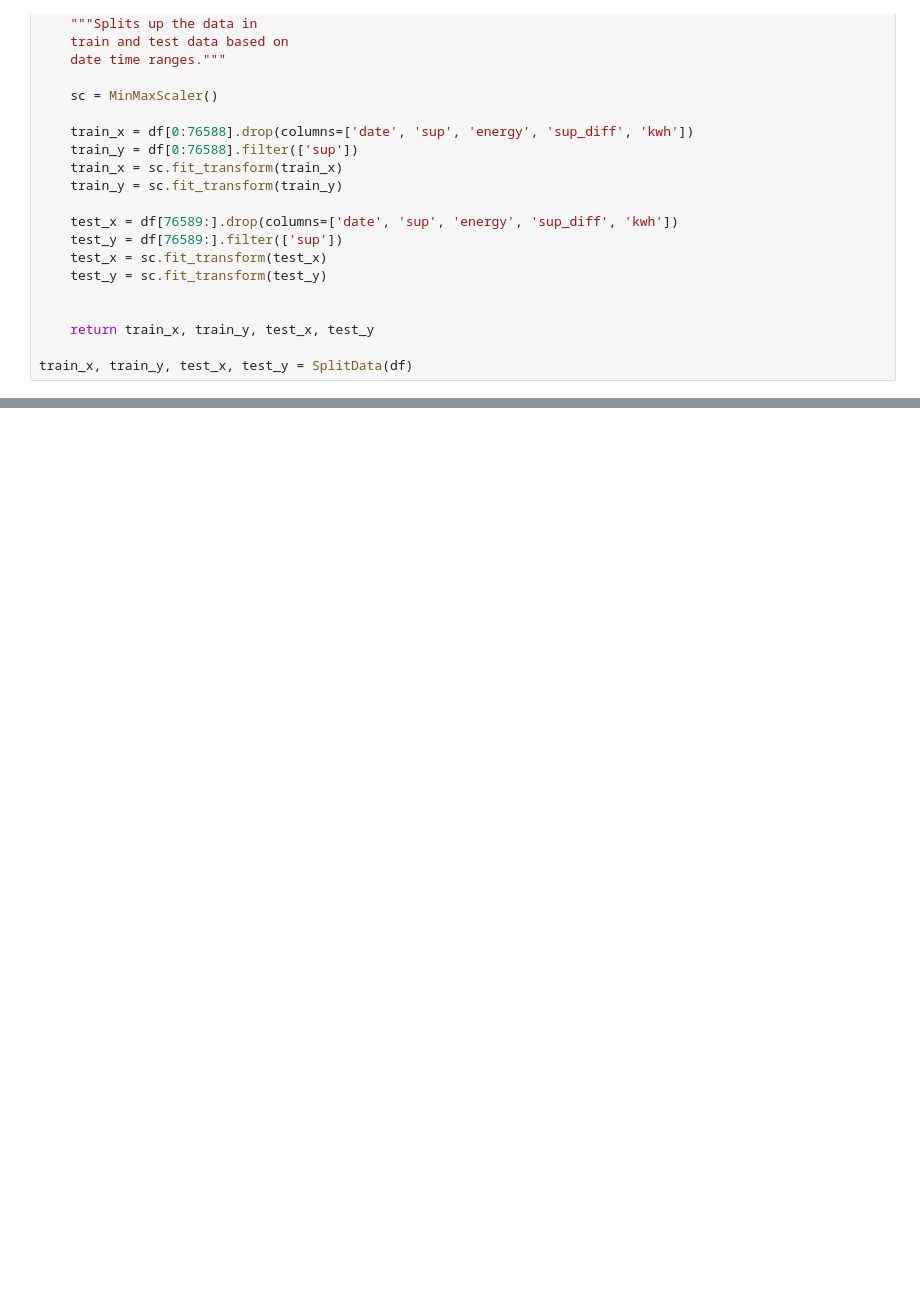
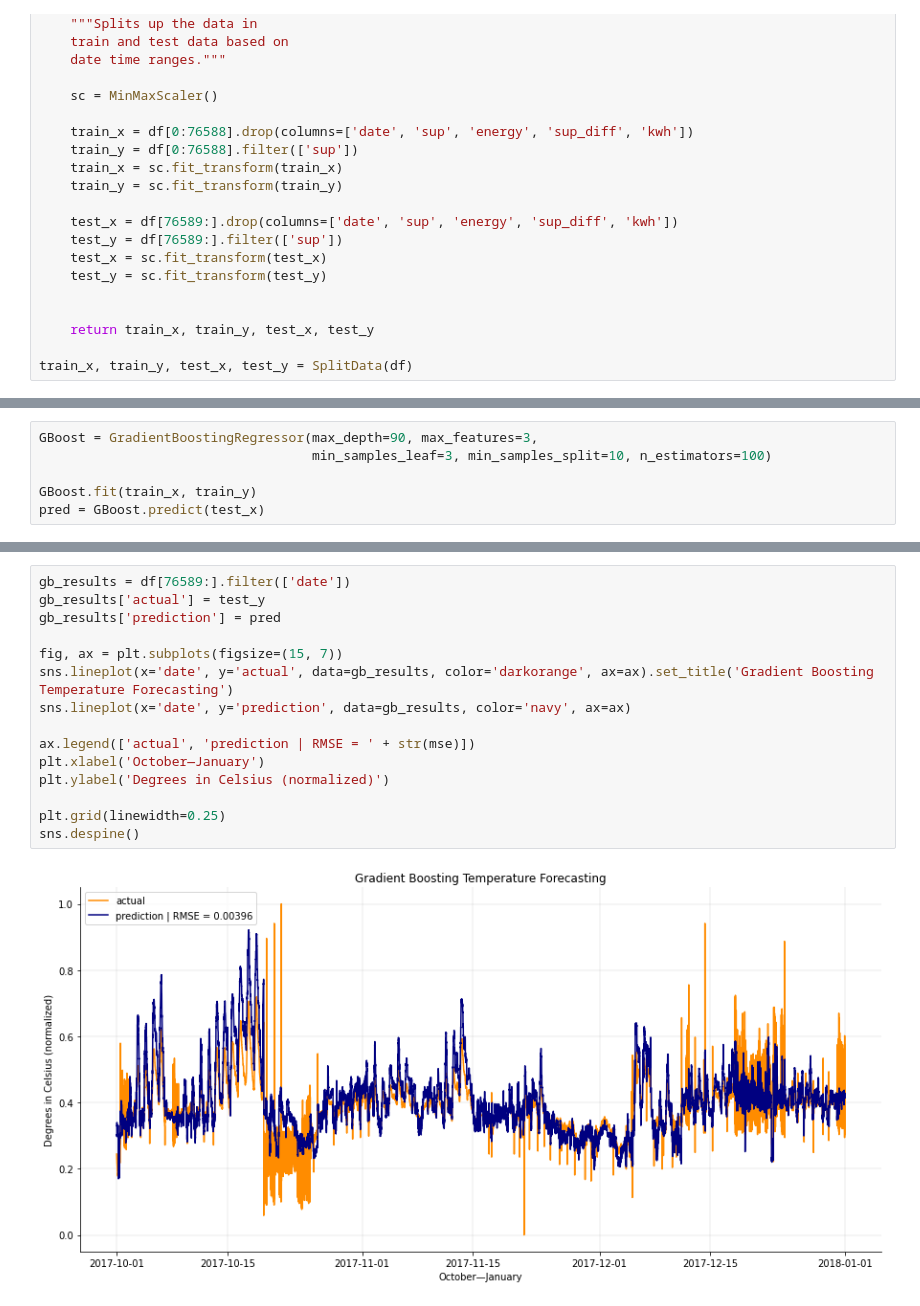
Before and after one commit to RoyyvB/ForecastTemperature, a Jupyter notebook: notebook.ipynb, the cells around one changed output, grey strips where cells are left out. Drawn from its saved outputs; the diff is of its cells as text; blank space fills up the shorter version.

```diff
--- a/notebook.ipynb
+++ b/notebook.ipynb
@@ -427,0 +438,6 @@ sns.despine()
+# %%
+GBoost = GradientBoostingRegressor(max_depth=90, max_features=3,
+                                   min_samples_leaf=3, min_samples_split=10, n_estimators=100)
+
+GBoost.fit(train_x, train_y)
+pred = GBoost.predict(test_x)
@@ -427,0 +453,17 @@ sns.despine()
+# %%
+gb_results = df[76589:].filter(['date'])
+gb_results['actual'] = test_y
+gb_results['prediction'] = pred
+
+fig, ax = plt.subplots(figsize=(15, 7))
+sns.lineplot(x='date', y='actual', data=gb_results, color='darkorange', ax=ax).set_title('Gradient Boosting Temperature Forecasting')
+sns.lineplot(x='date', y='prediction', data=gb_results, color='navy', ax=ax)
+
+ax.legend(['actual', 'prediction | RMSE = ' + str(mse)])
+plt.xlabel('October—January')
+plt.ylabel('Degrees in Celsius (normalized)')
+
+plt.grid(linewidth=0.25)
+sns.despine()
+# %% [output]
+[figure, added]
```
Also changed, not shown: parts of 6 cells of this notebook.
